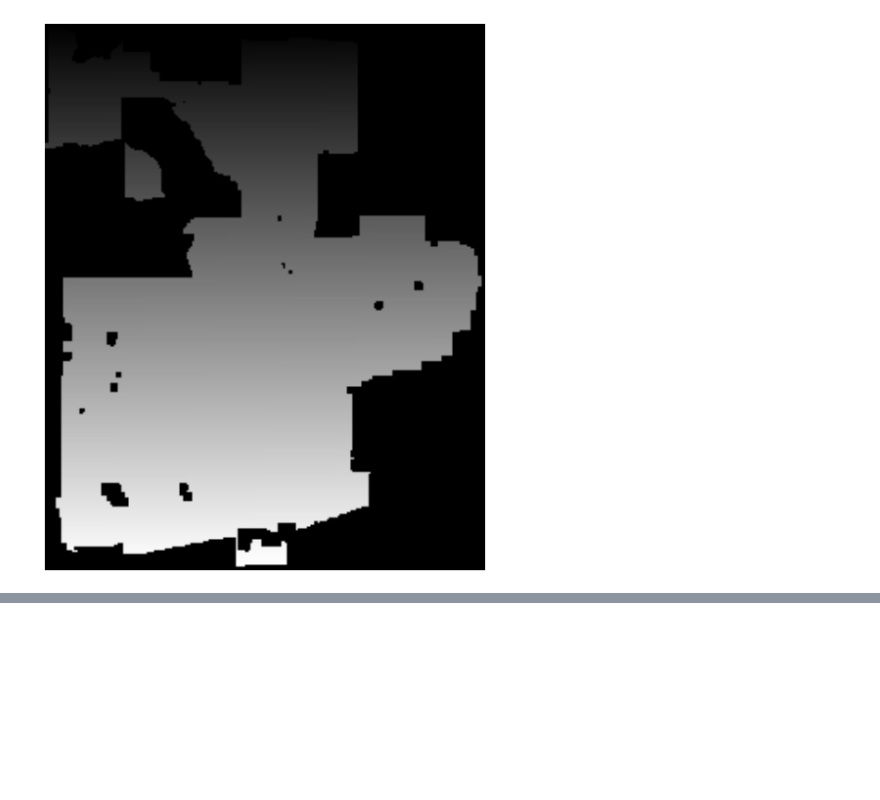
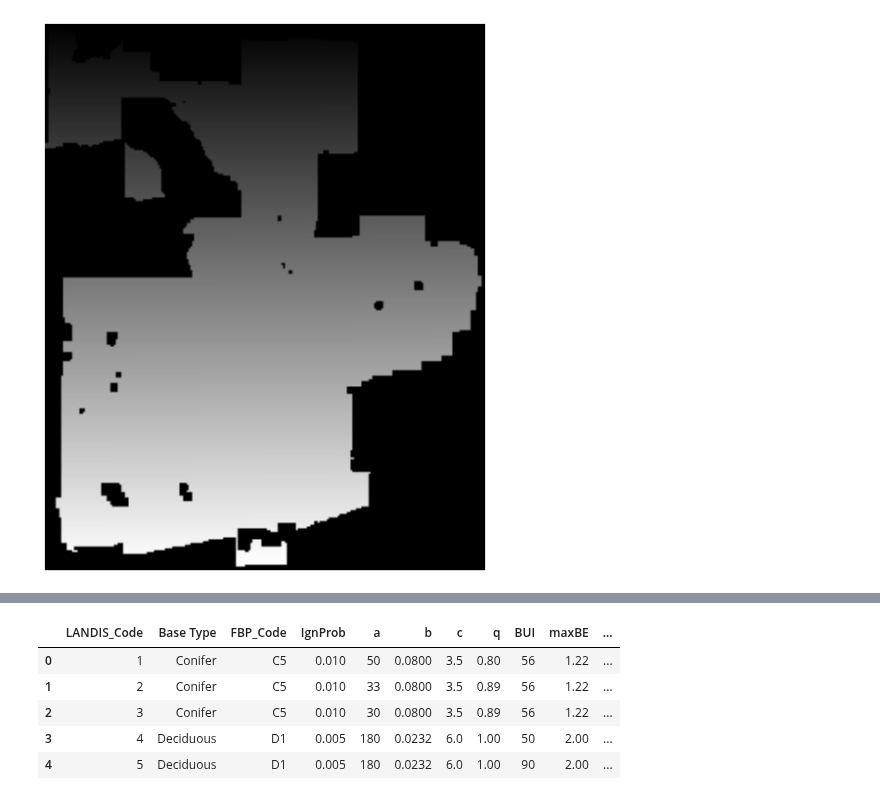
Before and after one commit to djkrofch/Osceola, a Jupyter notebook: Osceola_MGMT.ipynb, the cells around one changed output, grey strips where cells are left out. Drawn from its saved outputs; the diff is of its cells as text; code cells hidden in the pictures; blank space fills up the shorter version.

```diff
--- a/Osceola_MGMT.ipynb
+++ b/Osceola_MGMT.ipynb
@@ -106,0 +111,10 @@ plotRaster(osceolaStands, ax = ax1, cmap = 'gray')
+# %%
+osceolaFuels = pd.read_csv(dataDir + 'OsceolaFuels.csv')
+osceolaFuels
+# %% [output]
+|  | LANDIS_Code | Base Type | FBP_Code | IgnProb | a | b | c | q | BUI | maxBE | ... |
+| 0 | 1 | Conifer | C5 | 0.010 | 50 | 0.0800 | 3.5 | 0.80 | 56 | 1.22 | ... |
+| 1 | 2 | Conifer | C5 | 0.010 | 33 | 0.0800 | 3.5 | 0.89 | 56 | 1.22 | ... |
+| 2 | 3 | Conifer | C5 | 0.010 | 30 | 0.0800 | 3.5 | 0.89 | 56 | 1.22 | ... |
+| 3 | 4 | Deciduous | D1 | 0.005 | 180 | 0.0232 | 6.0 | 1.00 | 50 | 2.00 | ... |
+| 4 | 5 | Deciduous | D1 | 0.005 | 180 | 0.0232 | 6.0 | 1.00 | 90 | 2.00 | ... |
```
Also changed, not shown: parts of 3 cells of this notebook.
